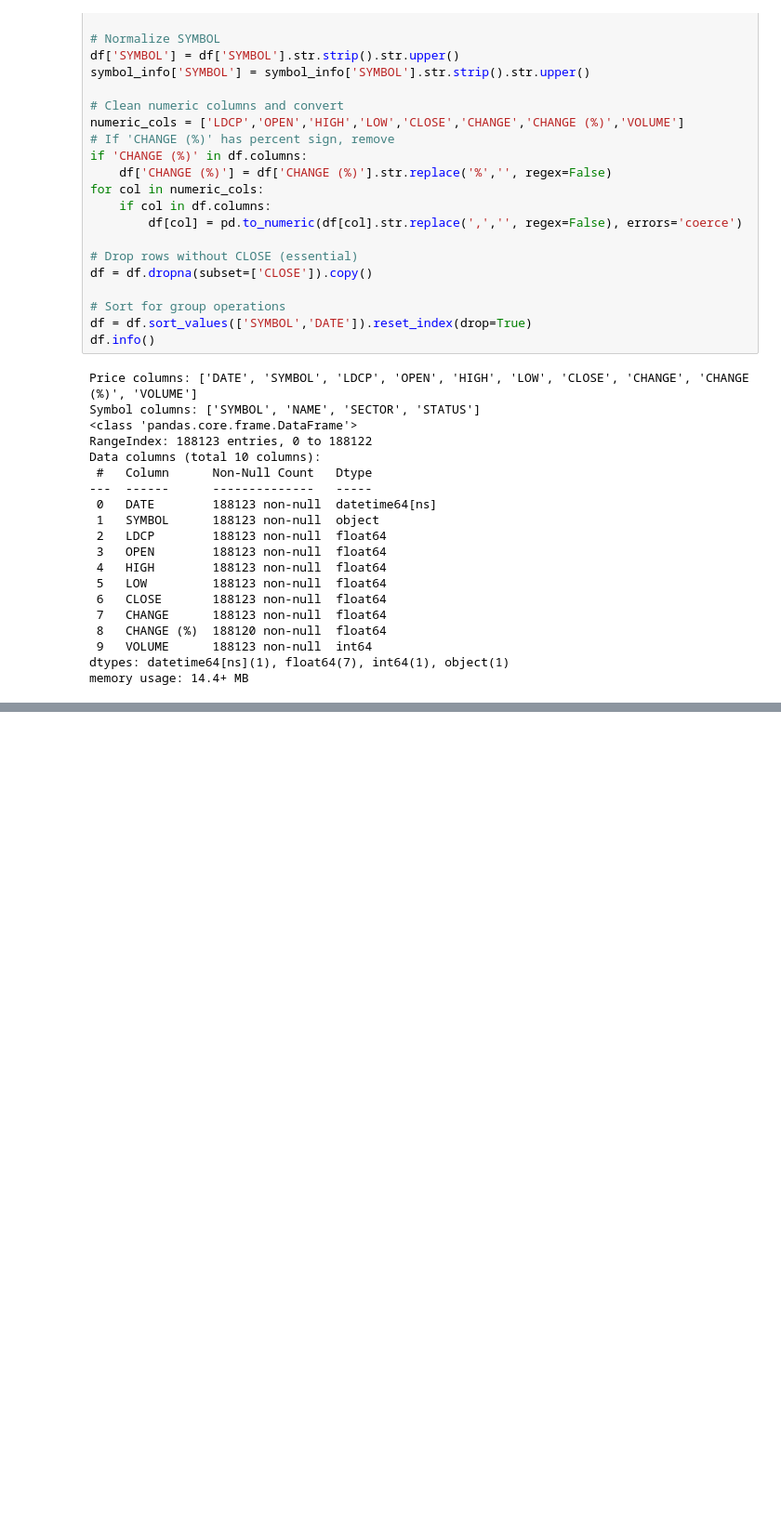
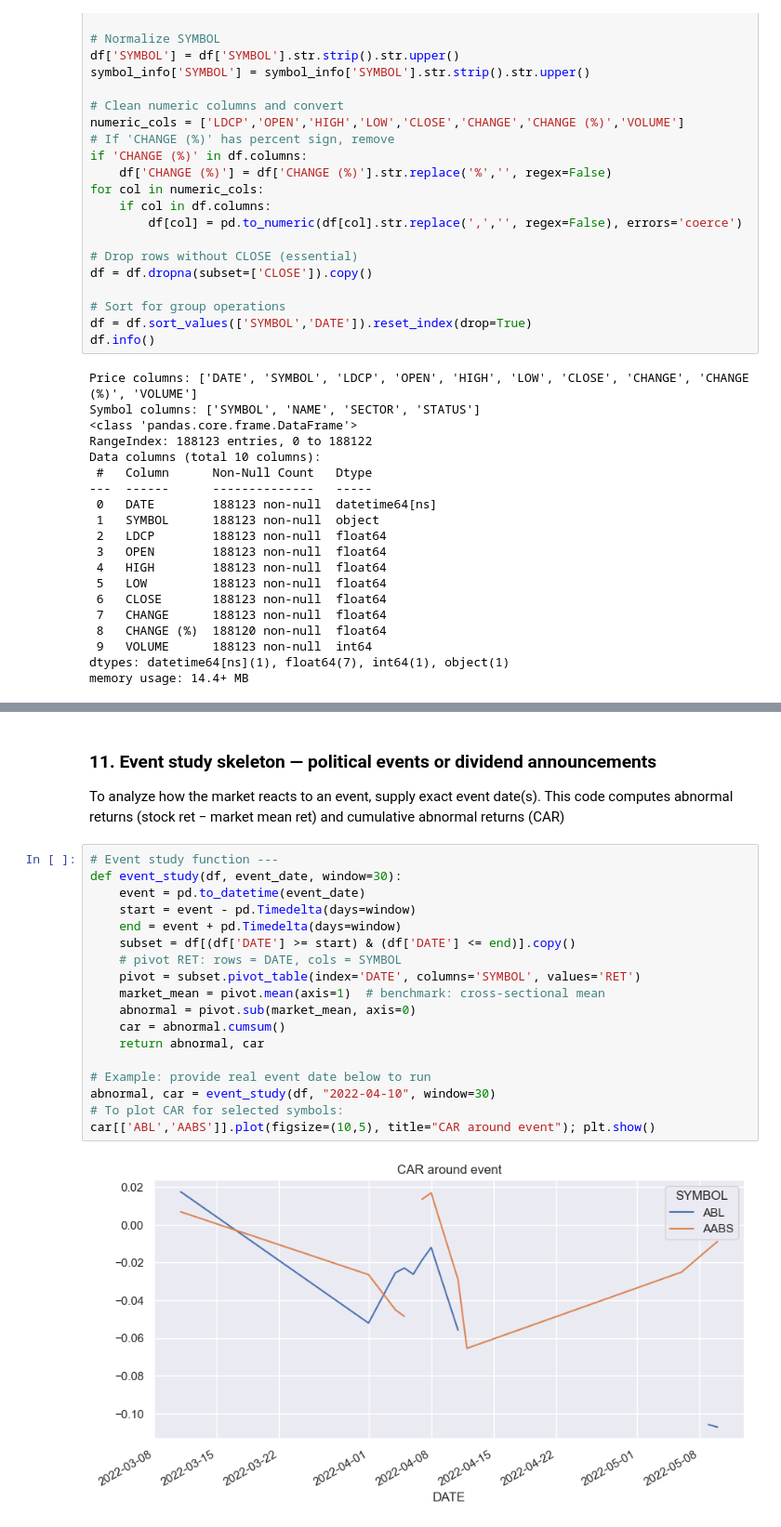
Before and after one commit to farhanhaider95/StockMarketTrendSystem, a Jupyter notebook: Final_Notebook.ipynb, the cells around one changed output, grey strips where cells are left out. Shown: that part at 93% size. Cells and saved outputs as stored; diff of their text form; blank space fills up the shorter version.

```diff
--- a/Final_Notebook.ipynb
+++ b/Final_Notebook.ipynb
@@ -98,0 +307,23 @@ memory usage: 14.4+ MB
+# %% [markdown]
+### 11. Event study skeleton — political events or dividend announcements
+To analyze how the market reacts to an event, supply exact event date(s). This code computes abnormal returns (stock ret − market mean ret) and cumulative abnormal returns (CAR)
+# %%
+# Event study function ---
+def event_study(df, event_date, window=30):
+    event = pd.to_datetime(event_date)
+    start = event - pd.Timedelta(days=window)
+    end = event + pd.Timedelta(days=window)
+    subset = df[(df['DATE'] >= start) & (df['DATE'] <= end)].copy()
+    # pivot RET: rows = DATE, cols = SYMBOL
+    pivot = subset.pivot_table(index='DATE', columns='SYMBOL', values='RET')
+    market_mean = pivot.mean(axis=1)  # benchmark: cross-sectional mean
+    abnormal = pivot.sub(market_mean, axis=0)
+    car = abnormal.cumsum()
+    return abnormal, car
+
+# Example: provide real event date below to run
+abnormal, car = event_study(df, "2022-04-10", window=30)
+# To plot CAR for selected symbols:
+car[['ABL','AABS']].plot(figsize=(10,5), title="CAR around event"); plt.show()
+# %% [output]
+[figure, added]
```
Also changed, not shown: parts of 18 cells of this notebook, 1 other file.
